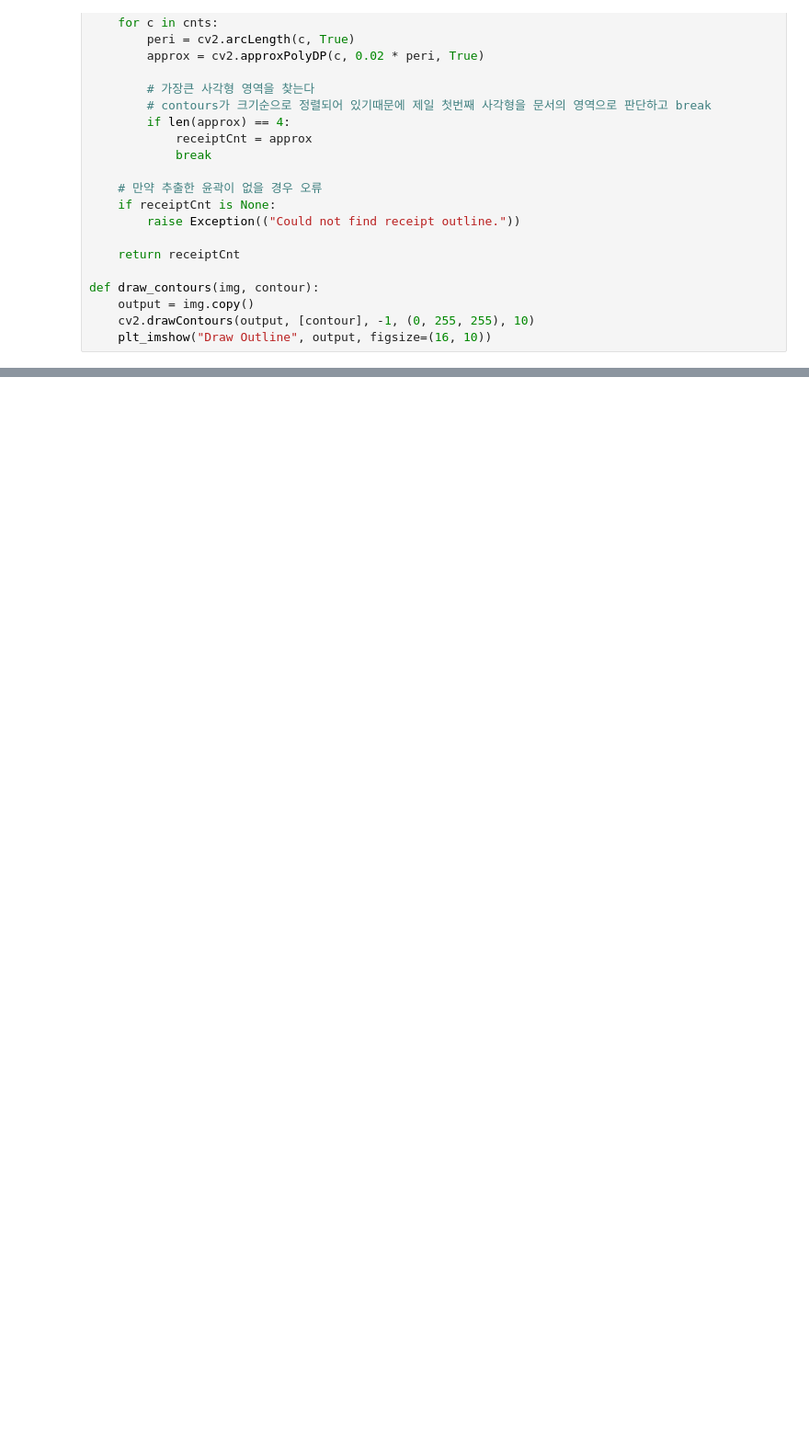
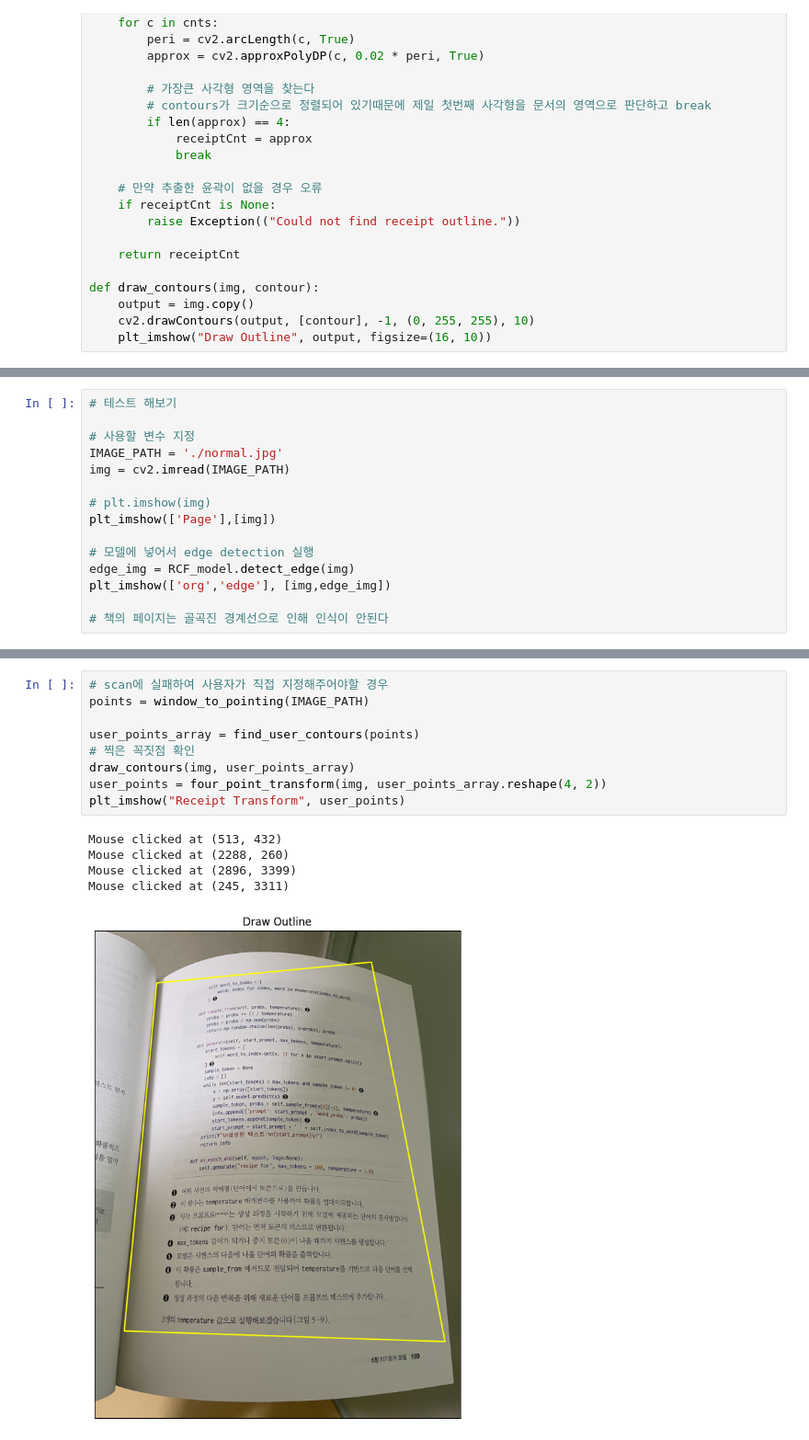
Before and after one commit to ElonArmy/Scanner_DL, a Jupyter notebook: RCF/RCF.ipynb, the cells around one changed output, grey strips where cells are left out. Shown at 92% size. Drawn from its saved outputs; the diff is of its cells as text; blank space fills up the shorter version.

```diff
--- a/RCF/RCF.ipynb
+++ b/RCF/RCF.ipynb
@@ -477,0 +539,15 @@ RCF_model = RCF(device=device)
+# %%
+# 테스트 해보기
+
+# 사용할 변수 지정
+IMAGE_PATH = './normal.jpg'
+img = cv2.imread(IMAGE_PATH)
+
+# plt.imshow(img)
+plt_imshow(['Page'],[img])
+
+# 모델에 넣어서 edge detection 실행
+edge_img = RCF_model.detect_edge(img)
+plt_imshow(['org','edge'], [img,edge_img])
+
+# 책의 페이지는 골곡진 경계선으로 인해 인식이 안된다
@@ -477,0 +582,15 @@ RCF_model = RCF(device=device)
+# %%
+# scan에 실패하여 사용자가 직접 지정해주어야할 경우
+points = window_to_pointing(IMAGE_PATH)
+
+user_points_array = find_user_contours(points)
+# 찍은 꼭짓점 확인
+draw_contours(img, user_points_array)
+user_points = four_point_transform(img, user_points_array.reshape(4, 2))
+plt_imshow("Receipt Transform", user_points)
+# %% [output]
+Mouse clicked at (513, 432)
+Mouse clicked at (2288, 260)
+Mouse clicked at (2896, 3399)
+Mouse clicked at (245, 3311)
+[figure, added]
```
Also changed, not shown: parts of 14 cells of this notebook.
